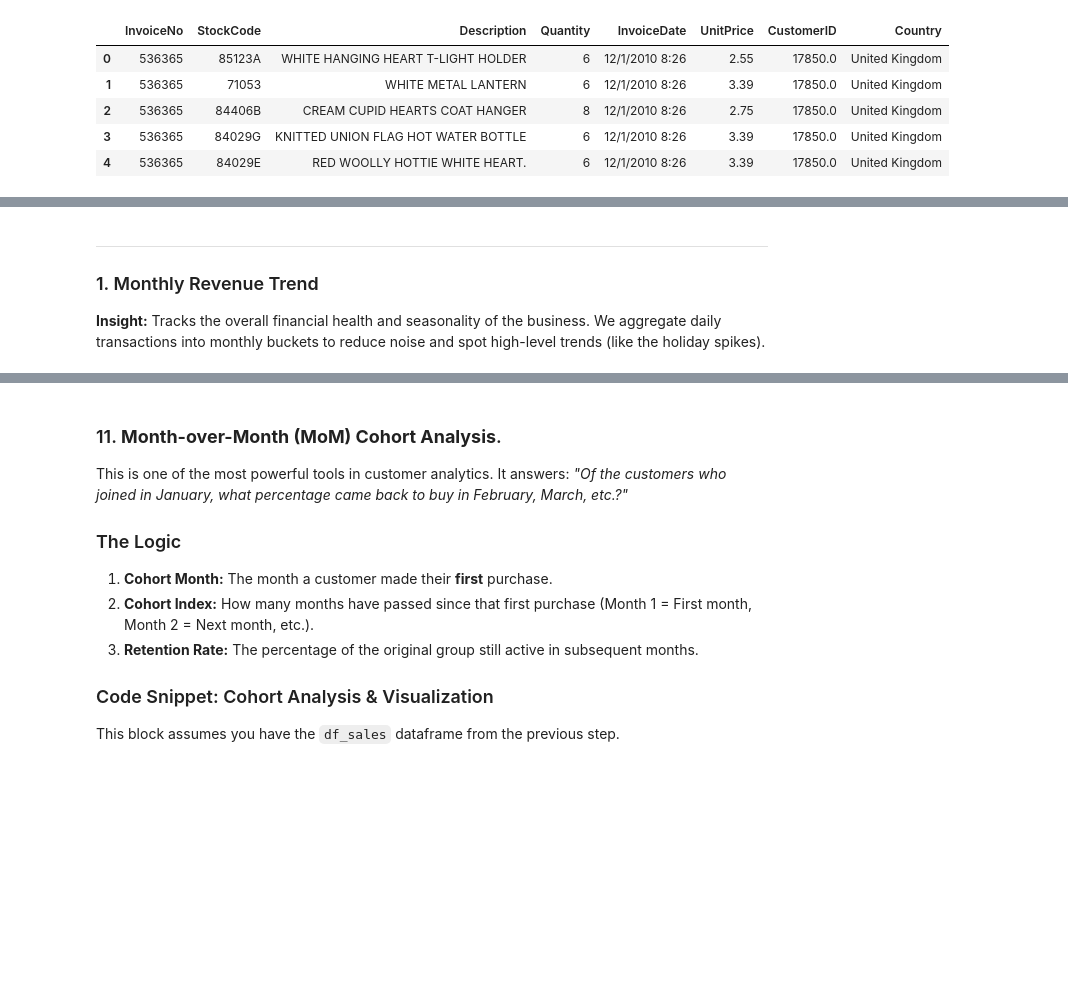
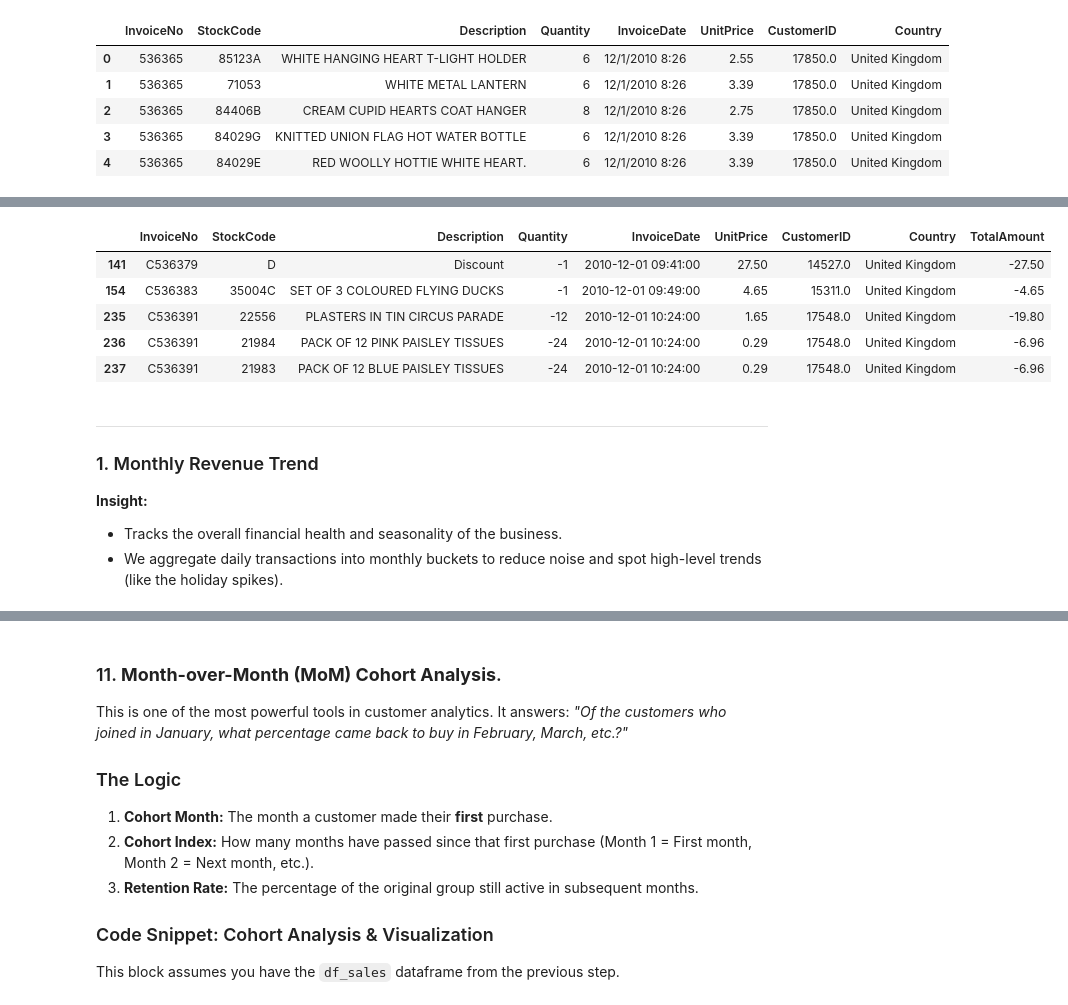
Before and after one commit to wsko/intro_to_sagemaker, a Jupyter notebook: 01_UCI_online_retail_visualization.ipynb, the cells around one changed output, grey strips where cells are left out. Drawn from its saved outputs; the diff is of its cells as text; code cells hidden in the pictures; blank space fills up the shorter version.

```diff
--- a/01_UCI_online_retail_visualization.ipynb
+++ b/01_UCI_online_retail_visualization.ipynb
@@ -33,9 +96,20 @@ sns.set_theme(style="whitegrid", palette="muted")
+# %%
+df_returns.head()
+# %% [output]
+|  | InvoiceNo | StockCode | Description | Quantity | InvoiceDate | UnitPrice | CustomerID | Country | TotalAmount |
+| 141 | C536379 | D | Discount | -1 | 2010-12-01 09:41:00 | 27.50 | 14527.0 | United Kingdom | -27.50 |
+| 154 | C536383 | 35004C | SET OF 3 COLOURED FLYING DUCKS | -1 | 2010-12-01 09:49:00 | 4.65 | 15311.0 | United Kingdom | -4.65 |
+| 235 | C536391 | 22556 | PLASTERS IN TIN CIRCUS PARADE | -12 | 2010-12-01 10:24:00 | 1.65 | 17548.0 | United Kingdom | -19.80 |
+| 236 | C536391 | 21984 | PACK OF 12 PINK PAISLEY TISSUES | -24 | 2010-12-01 10:24:00 | 0.29 | 17548.0 | United Kingdom | -6.96 |
+| 237 | C536391 | 21983 | PACK OF 12 BLUE PAISLEY TISSUES | -24 | 2010-12-01 10:24:00 | 0.29 | 17548.0 | United Kingdom | -6.96 |
 # %% [markdown]
 ---
 
 ### 1. Monthly Revenue Trend
 
-**Insight:** Tracks the overall financial health and seasonality of the business. We aggregate daily transactions into monthly buckets to reduce noise and spot high-level trends (like the holiday spikes).
+**Insight:**
+- Tracks the overall financial health and seasonality of the business.
+- We aggregate daily transactions into monthly buckets to reduce noise and spot high-level trends (like the holiday spikes).
 # %%
 # Resample to monthly frequency
 monthly_sales = df_sales.set_index('InvoiceDate').resample('M')['TotalAmount'].sum().reset_index()
```
Also changed, not shown: parts of 26 cells of this notebook.
